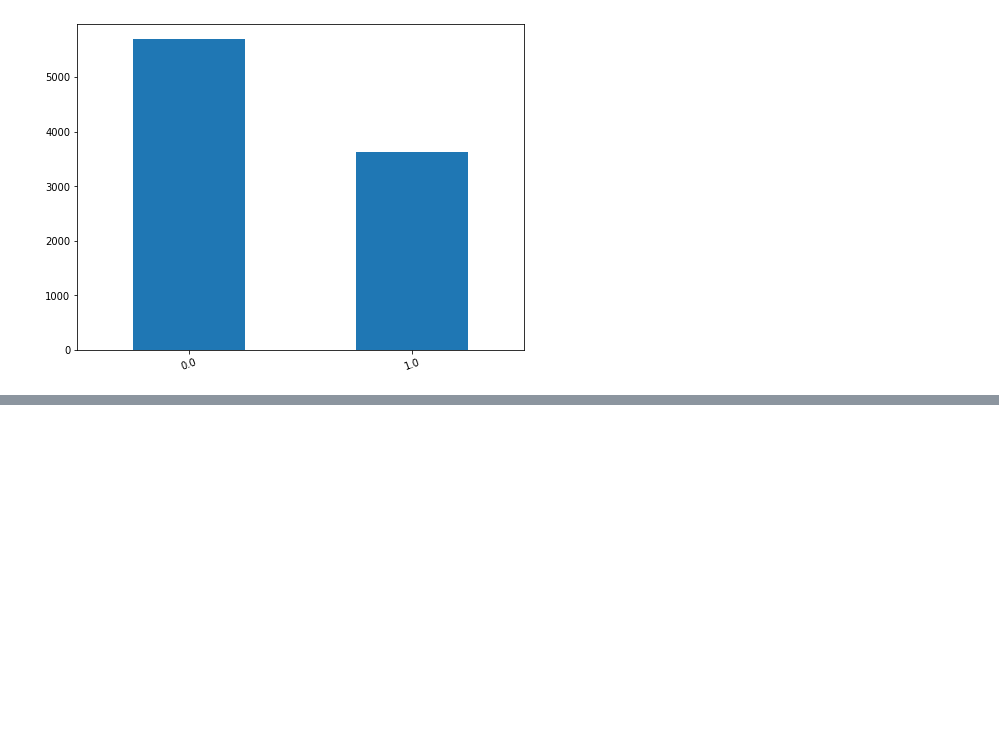
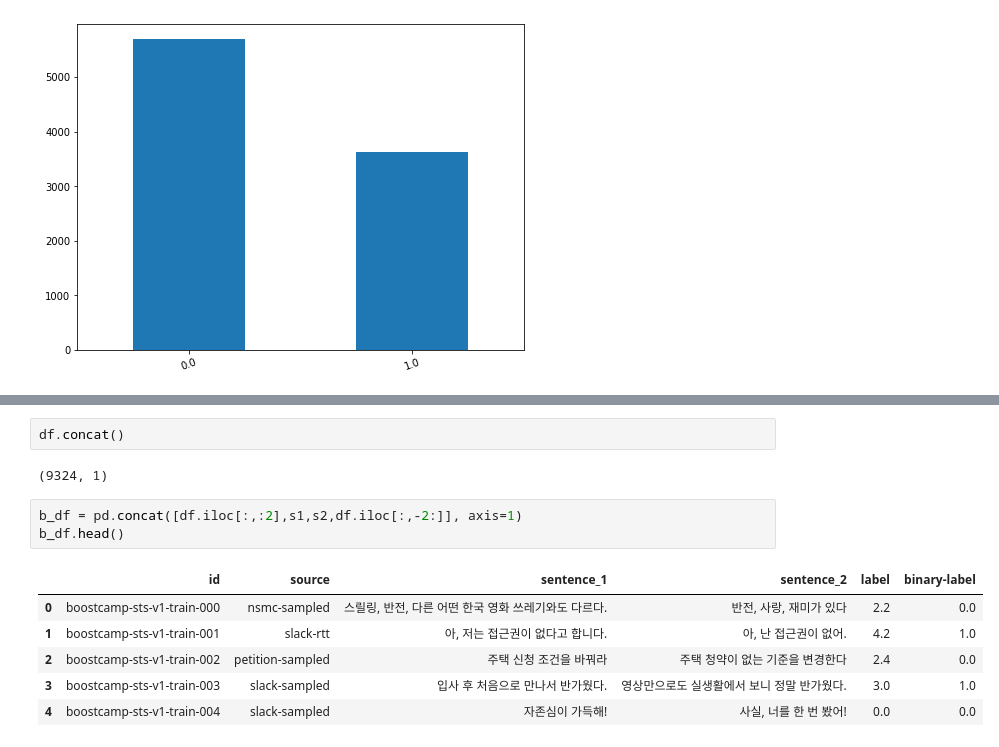
Before and after one commit to JdRion/Semantic-Textual-Similarity, a Jupyter notebook: EDA.ipynb, the cells around one changed output, grey strips where cells are left out. Cells and saved outputs as stored; diff of their text form; blank space fills up the shorter version.

```diff
--- a/EDA.ipynb
+++ b/EDA.ipynb
@@ -198,0 +276,14 @@ draw_graph(train_df)
+# %%
+df.concat()
+# %% [output]
+(9324, 1)
+# %%
+b_df = pd.concat([df.iloc[:,:2],s1,s2,df.iloc[:,-2:]], axis=1)
+b_df.head()
+# %% [output]
+|  | id | source | sentence_1 | sentence_2 | label | binary-label |
+| 0 | boostcamp-sts-v1-train-000 | nsmc-sampled | 스릴링, 반전, 다른 어떤 한국 영화 쓰레기와도 다르다. | 반전, 사랑, 재미가 있다 | 2.2 | 0.0 |
+| 1 | boostcamp-sts-v1-train-001 | slack-rtt | 아, 저는 접근권이 없다고 합니다. | 아, 난 접근권이 없어. | 4.2 | 1.0 |
+| 2 | boostcamp-sts-v1-train-002 | petition-sampled | 주택 신청 조건을 바꿔라 | 주택 청약이 없는 기준을 변경한다 | 2.4 | 0.0 |
+| 3 | boostcamp-sts-v1-train-003 | slack-sampled | 입사 후 처음으로 만나서 반가웠다. | 영상만으로도 실생활에서 보니 정말 반가웠다. | 3.0 | 1.0 |
+| 4 | boostcamp-sts-v1-train-004 | slack-sampled | 자존심이 가득해! | 사실, 너를 한 번 봤어! | 0.0 | 0.0 |
```
Also changed, not shown: parts of 15 cells of this notebook, 5 other files.
